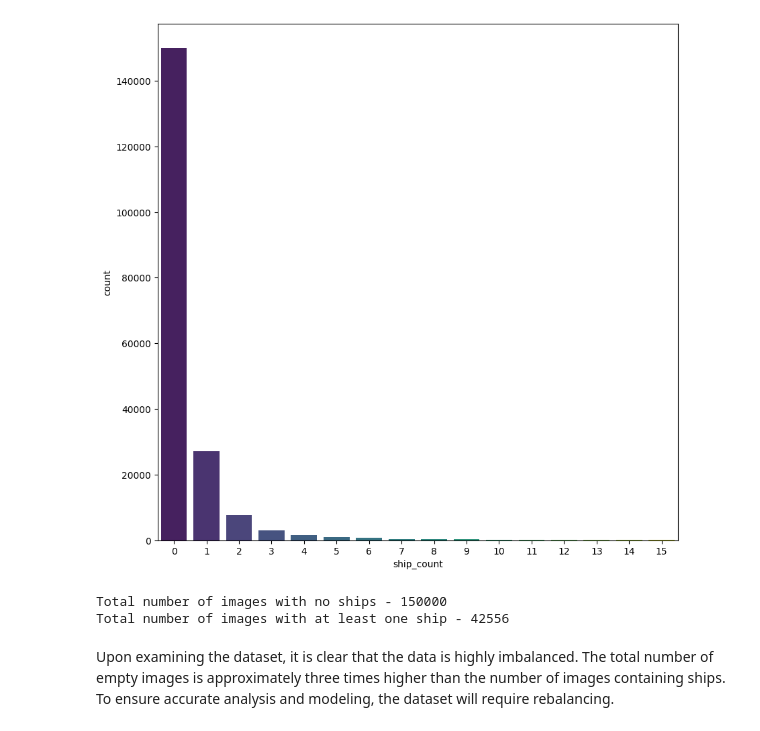
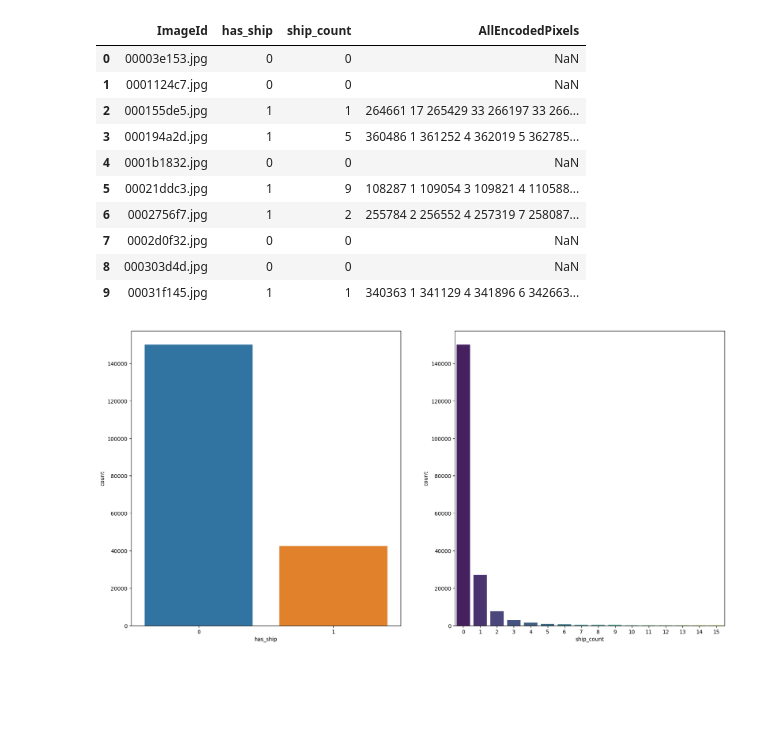
Before and after one commit to mykola-mmm/airbus_kaggel, a Jupyter notebook: notebooks/eda.ipynb, the cells around one changed output. Drawn from its saved outputs; the diff is of its cells as text; code cells hidden in the pictures; blank space fills up the shorter version.

Commit message:
Kaggle Notebook | ship-eda-v2 | Version 1

```diff
--- a/notebooks/eda.ipynb
+++ b/notebooks/eda.ipynb
@@ -35,17 +197,24 @@ df = df.drop(columns=['EncodedPixels'])
 
 # reset indexes
 df = df.reset_index(drop=True)
+# %%
+display(df.head(10))
+# %% [output]
+|  | ImageId | has_ship | ship_count | AllEncodedPixels |
+| 0 | 00003e153.jpg | 0 | 0 | NaN |
+| 1 | 0001124c7.jpg | 0 | 0 | NaN |
+| 2 | 000155de5.jpg | 1 | 1 | 264661 17 265429 33 266197 33 266... |
+| 3 | 000194a2d.jpg | 1 | 5 | 360486 1 361252 4 362019 5 362785... |
+| 4 | 0001b1832.jpg | 0 | 0 | NaN |
+| 5 | 00021ddc3.jpg | 1 | 9 | 108287 1 109054 3 109821 4 110588... |
+| 6 | 0002756f7.jpg | 1 | 2 | 255784 2 256552 4 257319 7 258087... |
+| 7 | 0002d0f32.jpg | 0 | 0 | NaN |
+| 8 | 000303d4d.jpg | 0 | 0 | NaN |
+| 9 | 00031f145.jpg | 1 | 1 | 340363 1 341129 4 341896 6 342663... |
 # %%
-plt.figure(figsize=(10,10))
+fig, ax = plt.subplots(1,2, figsize=(20,10))
+sns.countplot(x='has_ship', data=df, ax=ax[0])
 sns.countplot(x='ship_count', data=df, palette='viridis')
 plt.show()
 # %% [output]
-[figure, old version]
+[figure, new version]
-# %%
-print(f"Total number of images with no ships - {len(df.loc[df['ship_count'] == 0])}")
-print(f"Total number of images with at least one ship - {len(df.loc[df['ship_count'] > 0])}")
-# %% [output]
-Total number of images with no ships - 150000
-Total number of images with at least one ship - 42556
-# %% [markdown]
-Upon examining the dataset, it is clear that the data is highly imbalanced. The total number of empty images is approximately three times higher than the number of images containing ships. To ensure accurate analysis and modeling, the dataset will require rebalancing.
```
Also changed, not shown: parts of 22 cells of this notebook.
